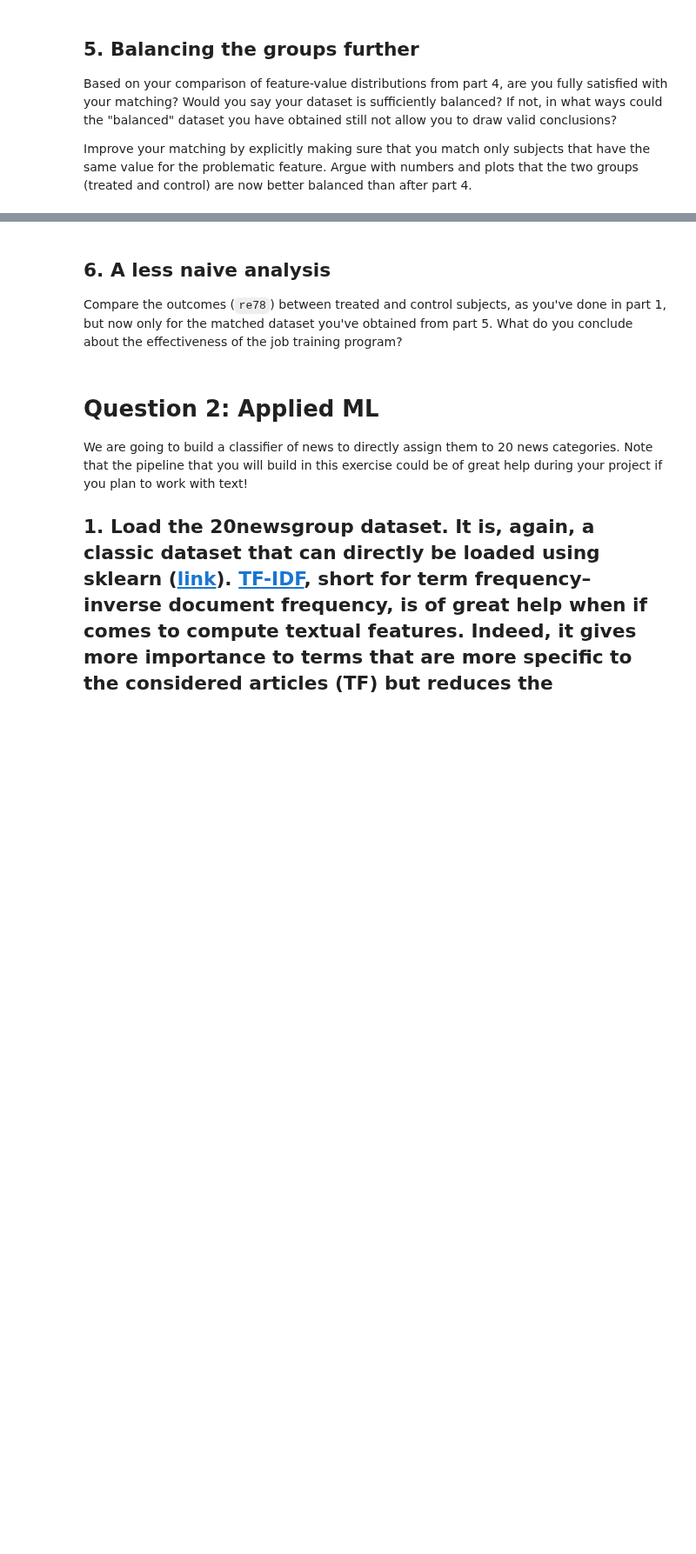
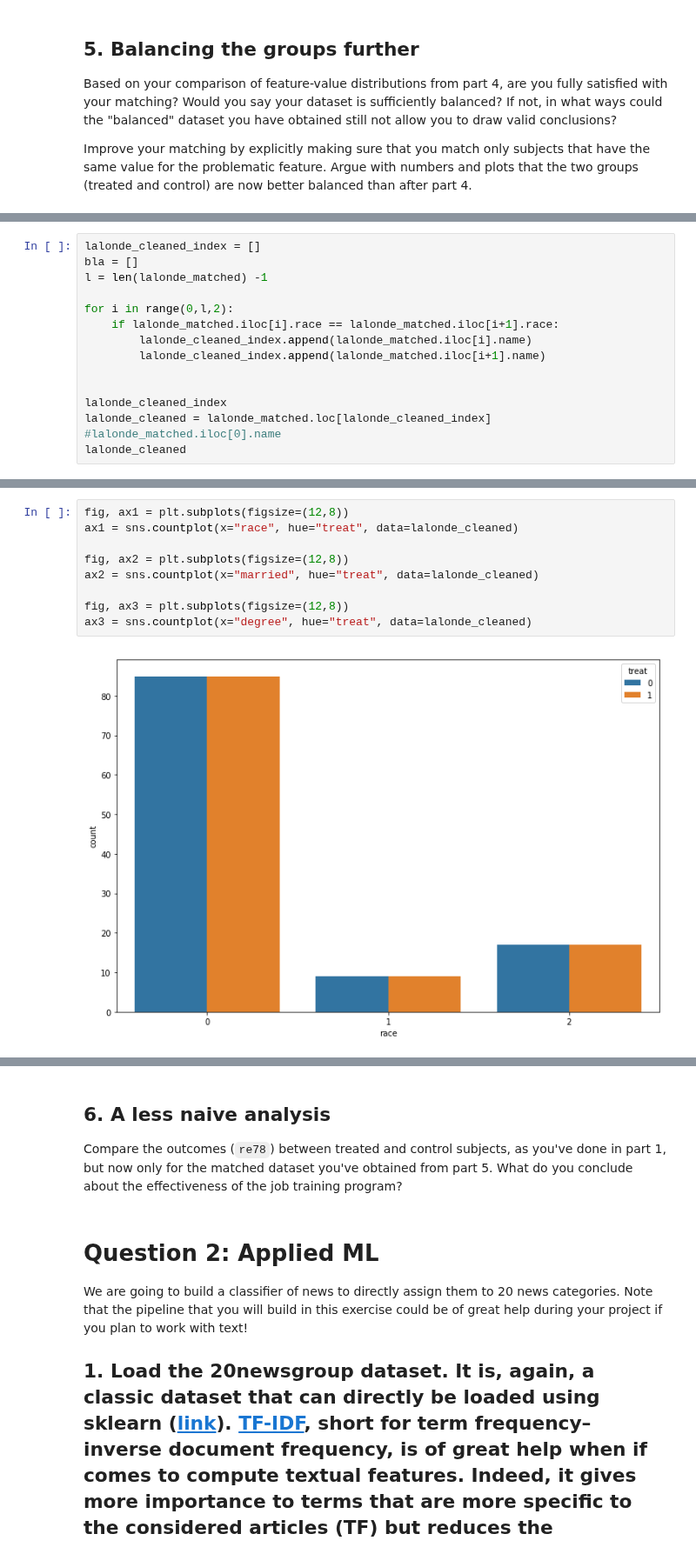
Before and after one commit to mosimann/ADA, a Jupyter notebook: 04 - Applied ML/Homework 4.ipynb, the cells around one changed output, grey strips where cells are left out. Shown at 87% size. Cells and saved outputs as stored; diff of their text form; blank space fills up the shorter version.

```diff
--- a/04 - Applied ML/Homework 4.ipynb
+++ b/04 - Applied ML/Homework 4.ipynb
@@ -372,0 +373,15 @@ Argue with numbers and plots that the two groups (treated and control) are now b
+# %%
+lalonde_cleaned_index = []
+bla = []
+l = len(lalonde_matched) -1
+
+for i in range(0,l,2):
+    if lalonde_matched.iloc[i].race == lalonde_matched.iloc[i+1].race:
+        lalonde_cleaned_index.append(lalonde_matched.iloc[i].name)
+        lalonde_cleaned_index.append(lalonde_matched.iloc[i+1].name)
+
+
+lalonde_cleaned_index
+lalonde_cleaned = lalonde_matched.loc[lalonde_cleaned_index]
+#lalonde_matched.iloc[0].name
+lalonde_cleaned
@@ -372,0 +408,11 @@ Argue with numbers and plots that the two groups (treated and control) are now b
+# %%
+fig, ax1 = plt.subplots(figsize=(12,8))
+ax1 = sns.countplot(x="race", hue="treat", data=lalonde_cleaned)
+
+fig, ax2 = plt.subplots(figsize=(12,8))
+ax2 = sns.countplot(x="married", hue="treat", data=lalonde_cleaned)
+
+fig, ax3 = plt.subplots(figsize=(12,8))
+ax3 = sns.countplot(x="degree", hue="treat", data=lalonde_cleaned)
+# %% [output]
+[figure, added]
```
Also changed, not shown: parts of 7 cells of this notebook.
